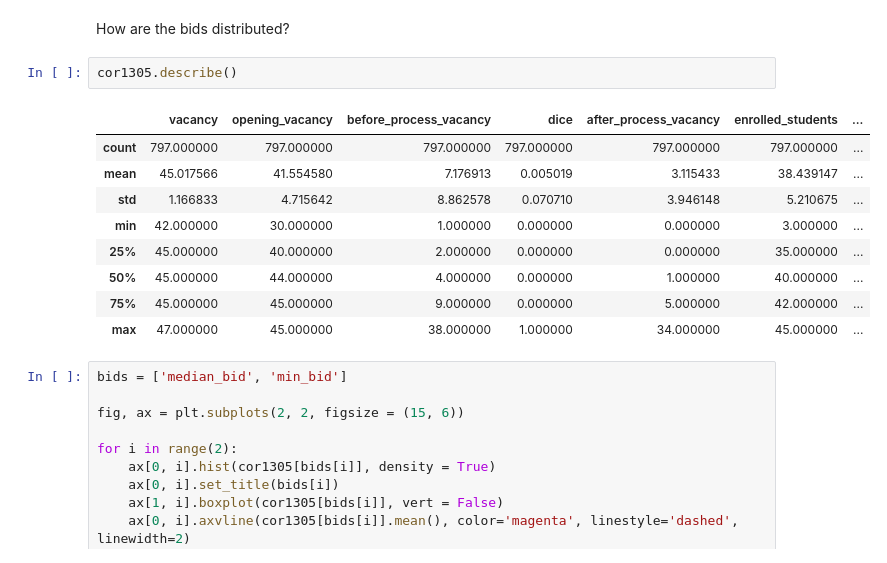
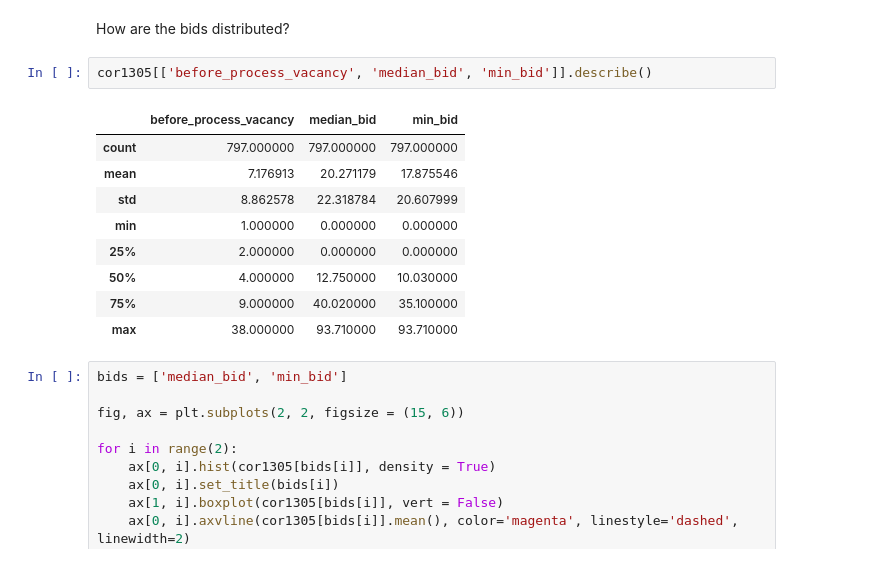
Before and after one commit to JET2001/boss, a Jupyter notebook: analysis.ipynb, the cells around one changed output. Saved outputs shown, nothing was run; the diff lists cells and outputs as text.

```diff
--- a/analysis.ipynb
+++ b/analysis.ipynb
@@ -41,17 +41,17 @@ cor1305 = df[df['course_code'] == 'COR1305']
 # %% [markdown]
 How are the bids distributed?
 # %%
-cor1305.describe()
+cor1305[['before_process_vacancy', 'median_bid', 'min_bid']].describe()
 # %% [output]
-|  | vacancy | opening_vacancy | before_process_vacancy | dice | after_process_vacancy | enrolled_students | ... |
-| count | 797.000000 | 797.000000 | 797.000000 | 797.000000 | 797.000000 | 797.000000 | ... |
-| mean | 45.017566 | 41.554580 | 7.176913 | 0.005019 | 3.115433 | 38.439147 | ... |
-| std | 1.166833 | 4.715642 | 8.862578 | 0.070710 | 3.946148 | 5.210675 | ... |
-| min | 42.000000 | 30.000000 | 1.000000 | 0.000000 | 0.000000 | 3.000000 | ... |
-| 25% | 45.000000 | 40.000000 | 2.000000 | 0.000000 | 0.000000 | 35.000000 | ... |
-| 50% | 45.000000 | 44.000000 | 4.000000 | 0.000000 | 1.000000 | 40.000000 | ... |
-| 75% | 45.000000 | 45.000000 | 9.000000 | 0.000000 | 5.000000 | 42.000000 | ... |
-| max | 47.000000 | 45.000000 | 38.000000 | 1.000000 | 34.000000 | 45.000000 | ... |
+|  | before_process_vacancy | median_bid | min_bid |
+| count | 797.000000 | 797.000000 | 797.000000 |
+| mean | 7.176913 | 20.271179 | 17.875546 |
+| std | 8.862578 | 22.318784 | 20.607999 |
+| min | 1.000000 | 0.000000 | 0.000000 |
+| 25% | 2.000000 | 0.000000 | 0.000000 |
+| 50% | 4.000000 | 12.750000 | 10.030000 |
+| 75% | 9.000000 | 40.020000 | 35.100000 |
+| max | 38.000000 | 93.710000 | 93.710000 |
 # %%
 bids = ['median_bid', 'min_bid']
 
```
Also changed, not shown: parts of 2 cells of this notebook.
